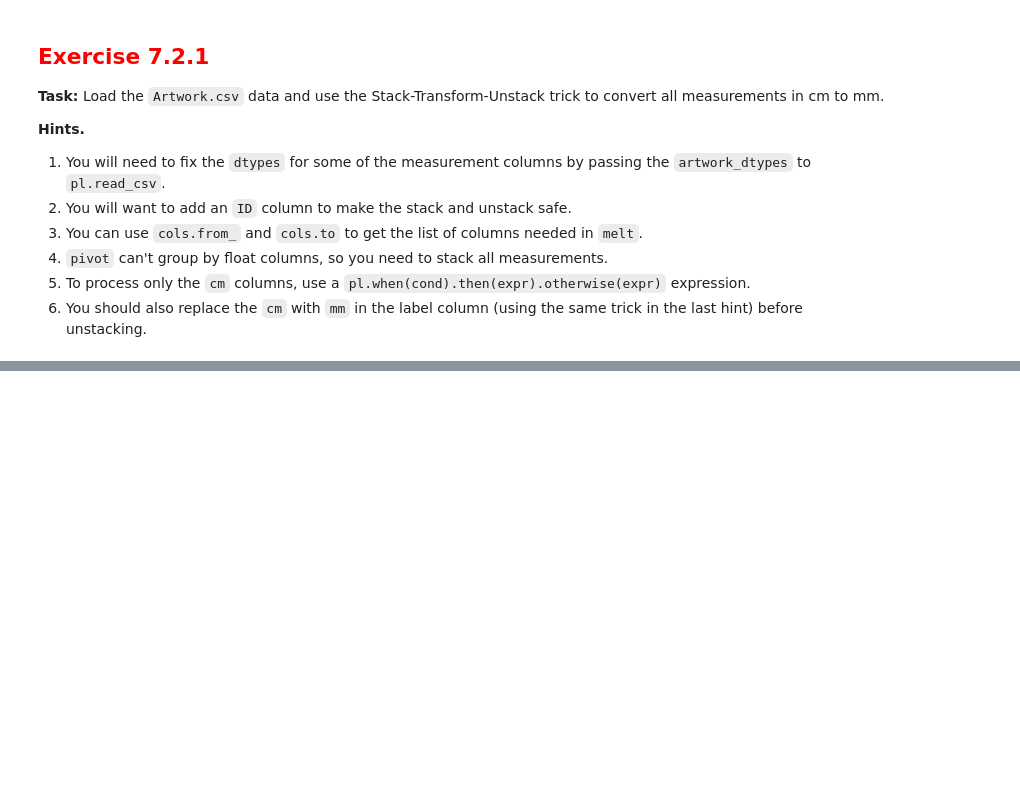
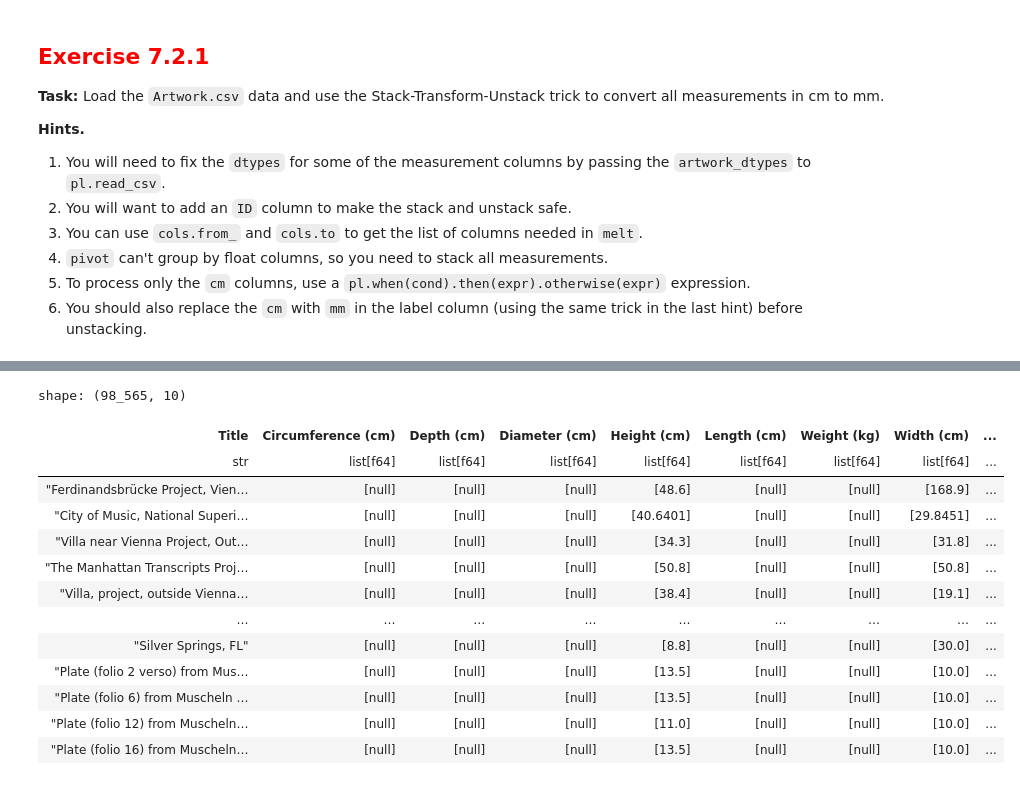
Before and after one commit to abbyrsmith2002/dsci_325_module_7_more_data_management_in_python, a Jupyter notebook: 7_2_stack_and_unstack_with_polars.ipynb, the cells around one changed output, grey strips where cells are left out. Cells and saved outputs as stored; diff of their text form; code cells hidden in the pictures; blank space fills up the shorter version.

```diff
--- a/7_2_stack_and_unstack_with_polars.ipynb
+++ b/7_2_stack_and_unstack_with_polars.ipynb
@@ -337,5 +337,7 @@ shape: (138_151, 29)
 | "Plate (folio 12) from Muscheln… | "Sophie Taeuber-Arp" | "5777" | "(Swiss, 1889–1943)" | "(Swiss)" | "(1889)" | "(1943)" | "(Female)" | "1939" | "One from an illustrated book w… | ... |
 | "Plate (folio 16) from Muscheln… | "Sophie Taeuber-Arp" | "5777" | "(Swiss, 1889–1943)" | "(Swiss)" | "(1889)" | "(1943)" | "(Female)" | "1939" | "One from an illustrated book w… | ... |
 # %%
-Artwork = pl.read_csv("Artworks.csv", dtypes=artwork_dtypes)
+Artwork = pl.read_csv('./sample_data/Artworks.csv', schema_overrides=artwork_dtypes)
+
+Artwork.head()
 # %% [output]
@@ -343,3 +352,4 @@ NameError: name 'artwork_dtypes' is not defined
 # %%
-Artwork = Artwork.with_row_count(name = "ID")
+Artwork = Artwork.rename({'ObjectID':'ID'})
+Artwork.head()
 # %% [output]
@@ -346,0 +386,9 @@ DuplicateError: column with name 'ID' has more than one occurrences
+# %%
+Artwork_cols = ['Circumference (cm)', 'Depth (cm)', 'Diameter (cm)', 'Height (cm)', 'Length (cm)', 'Weight (kg)', 'Width (cm)', 'Seat Height (cm)', 'Duration (sec.)']
+Artwork_stacked = (Artwork
+                 .unpivot(Artwork_cols,
+                          index='Title',
+                          variable_name='Measurement',
+                          value_name='cm')
+                )
+Artwork_stacked
@@ -346,0 +410,9 @@ DuplicateError: column with name 'ID' has more than one occurrences
+# %%
+Artwork_to_cm = Artwork_stacked.with_columns(
+        pl.when(pl.col('Measurement').str.ends_with("cm"))
+        .then(pl.col('cm') * 10)
+        .otherwise(pl.col('cm'))
+        .alias('mm')
+)
+
+Artwork_to_cm.head()
@@ -346,0 +428,23 @@ DuplicateError: column with name 'ID' has more than one occurrences
+# %%
+Artwork_unstacked = (Artwork_to_cm.pivot(
+                          index='Title',
+                          values='mm',
+                                        on = 'Measurement',
+                     aggregate_function=pl.first()#have no idea if this is how it is supposed to be done - only thing that worked idk why
+                ))
+Artwork_unstacked
+# %% [output]
+shape: (98_565, 10)
+| Title | Circumference (cm) | Depth (cm) | Diameter (cm) | Height (cm) | Length (cm) | Weight (kg) | Width (cm) | ... |
+| str | list[f64] | list[f64] | list[f64] | list[f64] | list[f64] | list[f64] | list[f64] | ... |
+| "Ferdinandsbrücke Project, Vien… | [null] | [null] | [null] | [48.6] | [null] | [null] | [168.9] | ... |
+| "City of Music, National Superi… | [null] | [null] | [null] | [40.6401] | [null] | [null] | [29.8451] | ... |
+| "Villa near Vienna Project, Out… | [null] | [null] | [null] | [34.3] | [null] | [null] | [31.8] | ... |
+| "The Manhattan Transcripts Proj… | [null] | [null] | [null] | [50.8] | [null] | [null] | [50.8] | ... |
+| "Villa, project, outside Vienna… | [null] | [null] | [null] | [38.4] | [null] | [null] | [19.1] | ... |
+| … | … | … | … | … | … | … | … | ... |
+| "Silver Springs, FL" | [null] | [null] | [null] | [8.8] | [null] | [null] | [30.0] | ... |
+| "Plate (folio 2 verso) from Mus… | [null] | [null] | [null] | [13.5] | [null] | [null] | [10.0] | ... |
+| "Plate (folio 6) from Muscheln … | [null] | [null] | [null] | [13.5] | [null] | [null] | [10.0] | ... |
+| "Plate (folio 12) from Muscheln… | [null] | [null] | [null] | [11.0] | [null] | [null] | [10.0] | ... |
+| "Plate (folio 16) from Muscheln… | [null] | [null] | [null] | [13.5] | [null] | [null] | [10.0] | ... |
```
Also changed, not shown: parts of 7 cells of this notebook.
